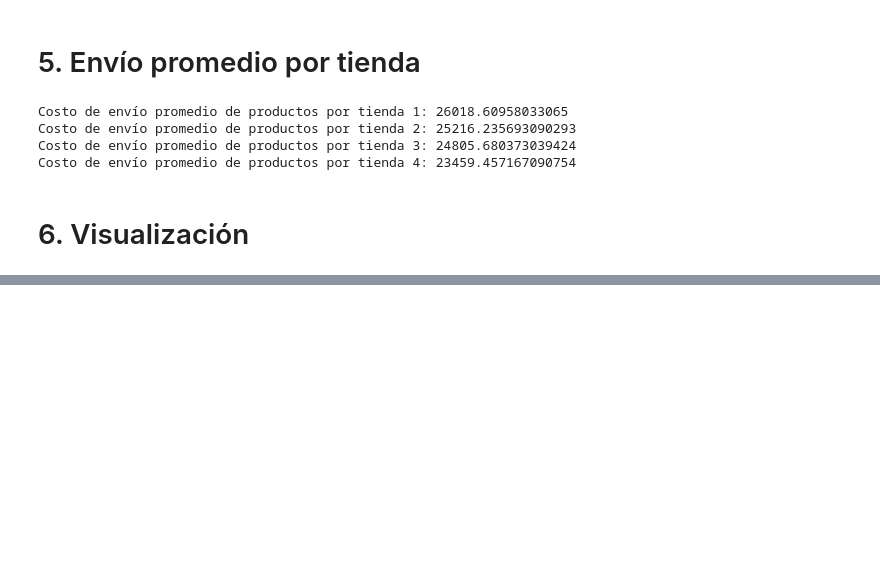
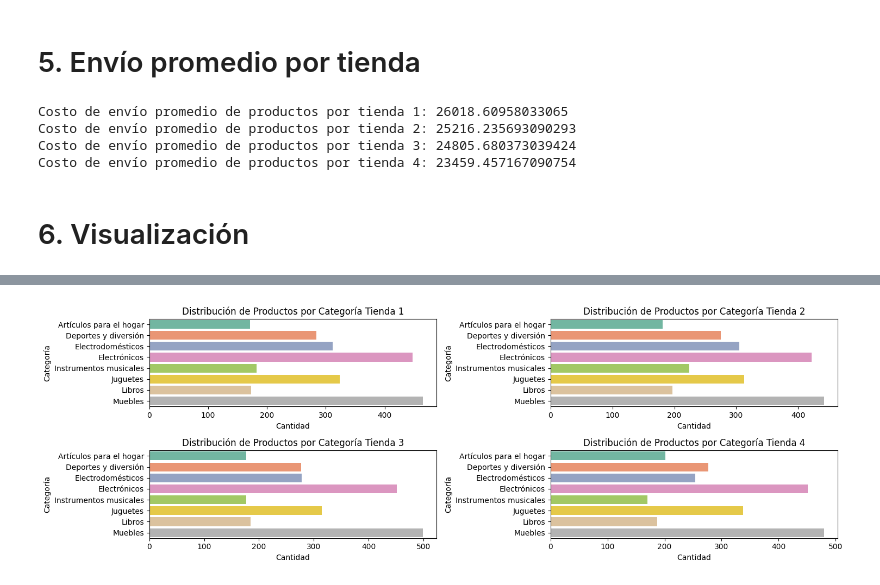
Before and after one commit to JuanPGomezB/challenge-alurastore, a Jupyter notebook: alura-store.ipynb, the cells around one changed output, grey strips where cells are left out. Cells and saved outputs as stored; diff of their text form; code cells hidden in the pictures; blank space fills up the shorter version.

```diff
--- a/alura-store.ipynb
+++ b/alura-store.ipynb
@@ -192,0 +237,45 @@ Costo de envío promedio de productos por tienda 4: 23459.457167090754
+# %%
+dist_categoria=tienda.groupby('Categoría del Producto')['Categoría del Producto'].count()
+dist_categoria2=tienda2.groupby('Categoría del Producto')['Categoría del Producto'].count()
+dist_categoria3=tienda3.groupby('Categoría del Producto')['Categoría del Producto'].count()
+dist_categoria4=tienda4.groupby('Categoría del Producto')['Categoría del Producto'].count()
+# print(type(dist_categoria))
+dist_categoria = dist_categoria.reset_index(name='Cantidad')
+dist_categoria2 = dist_categoria2.reset_index(name='Cantidad')
+dist_categoria3 = dist_categoria3.reset_index(name='Cantidad')
+dist_categoria4 = dist_categoria4.reset_index(name='Cantidad')
+# print(dist_categoria)
+# print(type(dist_categoria))
+dist_categoria.columns = ['Categoría', 'Cantidad']
+dist_categoria2.columns = ['Categoría', 'Cantidad']
+dist_categoria3.columns = ['Categoría', 'Cantidad']
+dist_categoria4.columns = ['Categoría', 'Cantidad']
+# print(dist_categoria)
+
+# Gráfico de barras con seaborn
+plt.figure(figsize=(15,5))
+
+plt.subplot(2, 2, 1)
+sns.barplot(data=dist_categoria, x='Cantidad', y='Categoría', hue='Categoría', palette='Set2')
+plt.title('Distribución de Productos por Categoría Tienda 1')
+plt.xlabel('Cantidad')
+plt.ylabel('Categoría')
+plt.subplot(2, 2, 2)
+sns.barplot(data=dist_categoria2, x='Cantidad', y='Categoría', hue='Categoría', palette='Set2')
+plt.title('Distribución de Productos por Categoría Tienda 2')
+plt.xlabel('Cantidad')
+plt.ylabel('Categoría')
+plt.subplot(2, 2, 3)
+sns.barplot(data=dist_categoria3, x='Cantidad', y='Categoría', hue='Categoría', palette='Set2')
+plt.title('Distribución de Productos por Categoría Tienda 3')
+plt.xlabel('Cantidad')
+plt.ylabel('Categoría')
+plt.subplot(2, 2, 4)
+sns.barplot(data=dist_categoria4, x='Cantidad', y='Categoría', hue='Categoría', palette='Set2')
+plt.title('Distribución de Productos por Categoría Tienda 4')
+plt.xlabel('Cantidad')
+plt.ylabel('Categoría')
+plt.tight_layout()
+plt.show()
+# %% [output]
+[figure, added]
```
Also changed, not shown: parts of 9 cells of this notebook.
